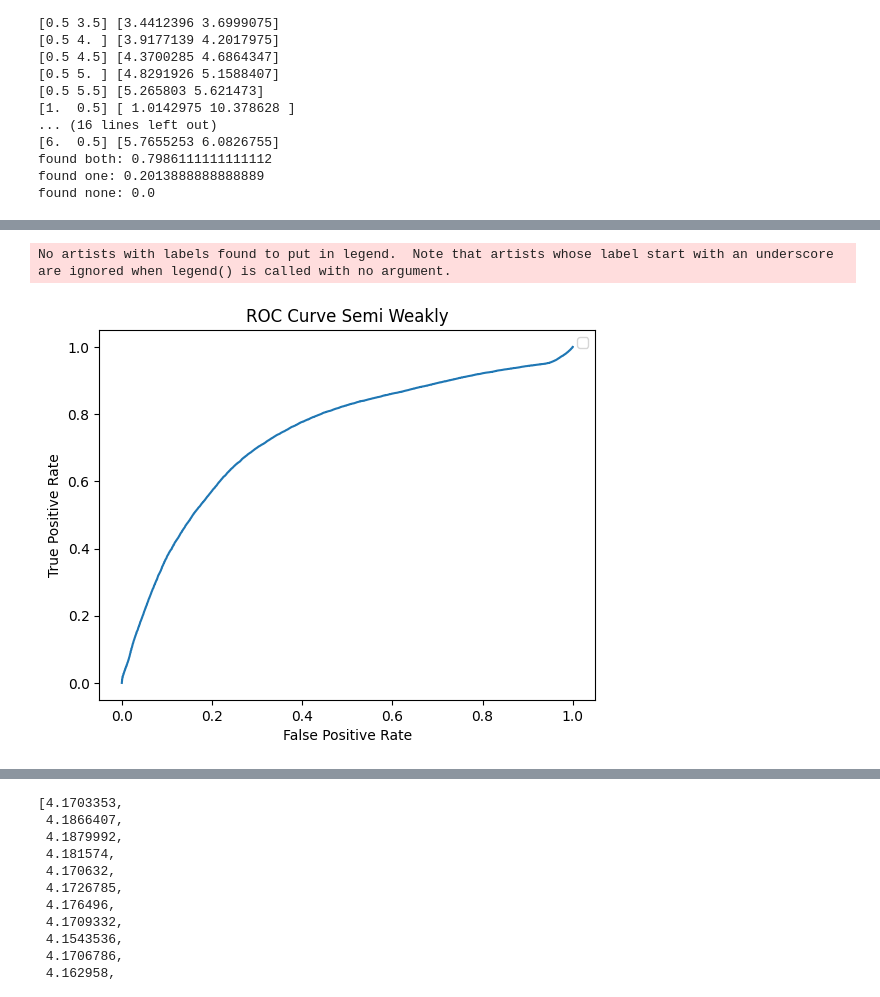
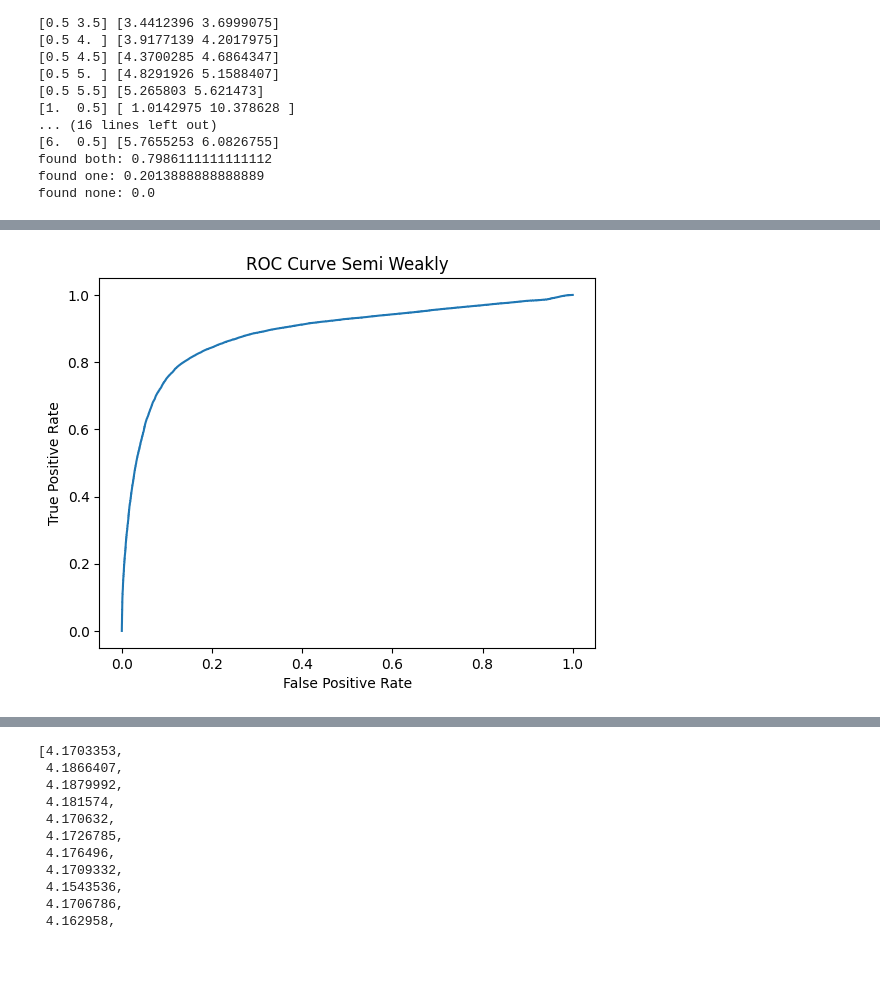
Before and after one commit to GitGup/SemiWeaklySupervised, a Jupyter notebook: Anomaly.ipynb, the cells around one changed output, grey strips where cells are left out. Drawn from its saved outputs; the diff is of its cells as text; code cells hidden in the pictures; blank space fills up the shorter version.

Commit message:
fixed background label, one signal injection

```diff
--- a/Anomaly.ipynb
+++ b/Anomaly.ipynb
@@ -291,8 +291,8 @@ array([[-0.72332359, -0.98361217, -1.47351623,  0.1065722 ],
        [-0.71564546, -1.27923195, -1.13014702,  0.1427768 ],
        [-0.69956274, -1.30933612, -0.96529716, -0.55303517]])
 # %%
-x_vals_100 = np.concatenate([x[1,1],x[0,0]])
-y_vals_100 = np.concatenate([np.ones(len(x[1,1])),np.zeros(len(x[0,0]))])
+x_vals_100 = np.concatenate([x[0,0],x[1,1]])
+y_vals_100 = np.concatenate([np.zeros(len(x[0,0])),np.ones(len(x[1,1]))])
 X_train_100, X_val_100, Y_train_100, Y_val_100 = train_test_split(x_vals_100, y_vals_100, test_size=0.5)
 # %%
 x_vals_100
@@ -958,14 +962,12 @@ model_all2.trainable_weights[0].numpy()[0][0]
 # %%
 fpr, tpr, thresholds = roc_curve(y, scores)
 plt.plot(fpr, tpr)
 plt.xlabel('False Positive Rate')
 plt.ylabel('True Positive Rate')
-plt.legend()
 plt.title('ROC Curve Semi Weakly')
 plt.show()
 # %% [output]
-No artists with labels found to put in legend.  Note that artists whose label start with an underscore are ignored when legend() is called with no argument.
-[figure, old version]
+[figure, new version]
 # %%
 plt.plot(xx,np.array(yy)*100)
 plt.plot(xx,np.array(zz)*100)
```
Also changed, not shown: parts of 14 cells of this notebook.
